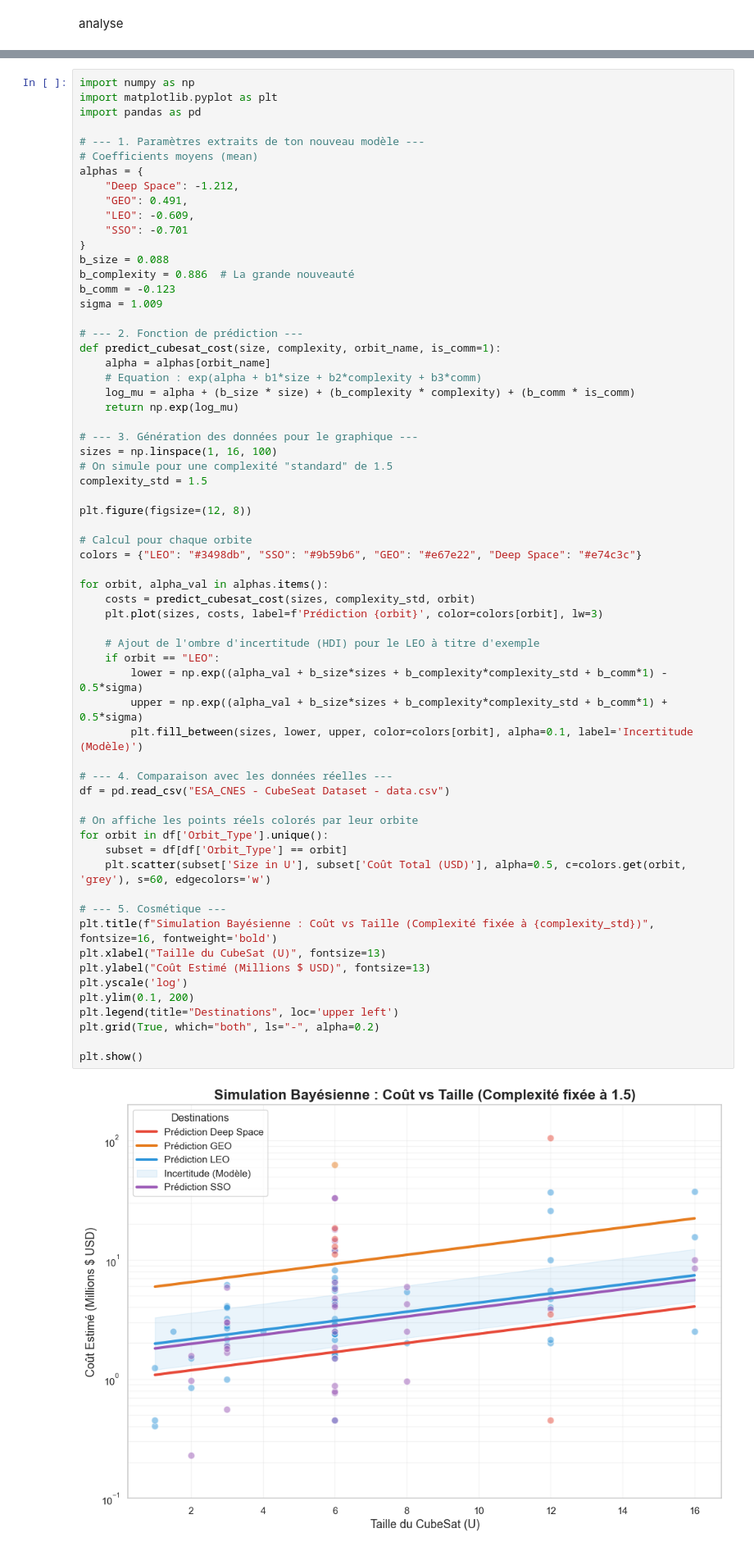
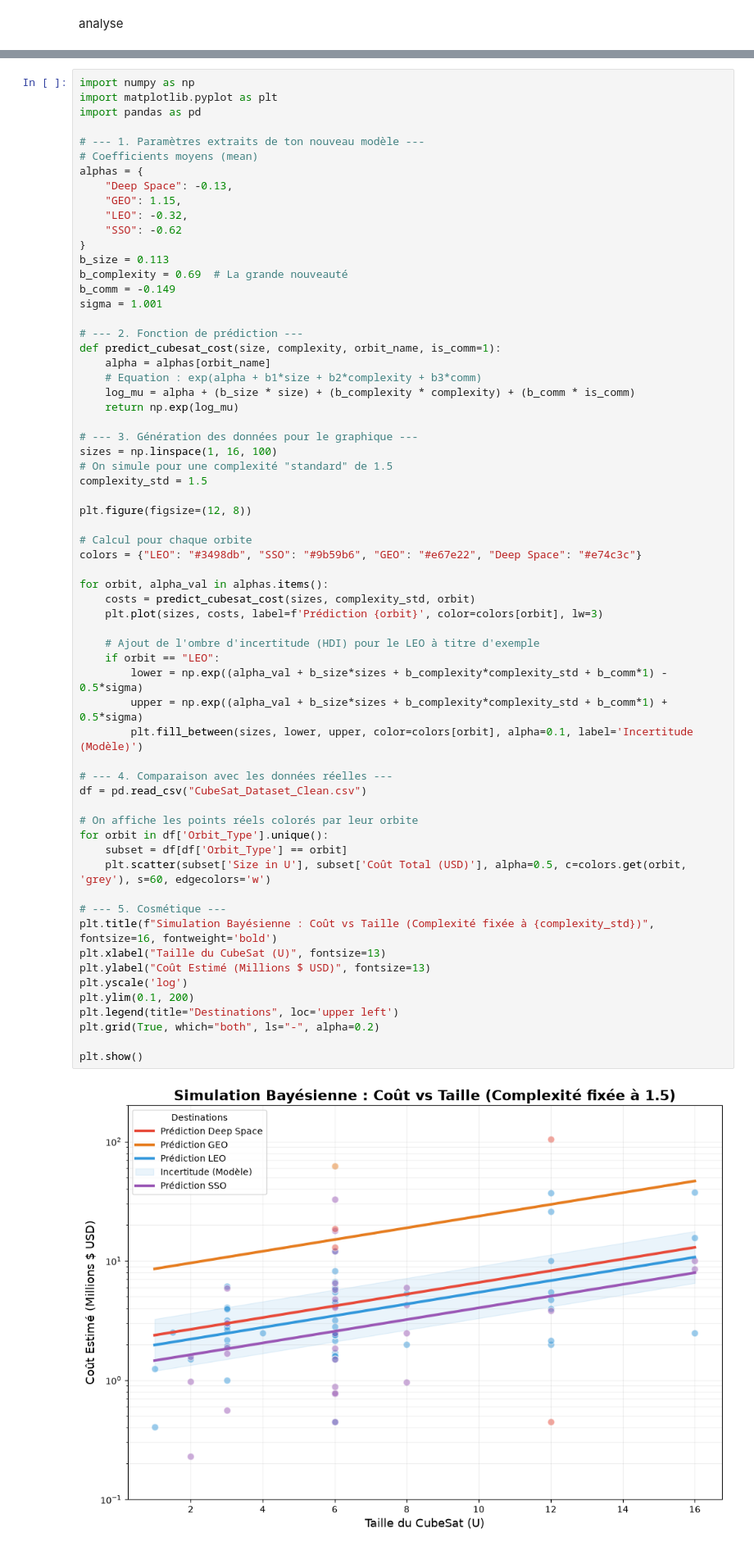
Before and after one commit to BravoDiego/bayesian-decision-model-for-cubesat-mission, a Jupyter notebook: main.ipynb, the cells around one changed output, grey strips where cells are left out. Shown at 82% size. Cells and saved outputs as stored; diff of their text form.

```diff
--- a/main.ipynb
+++ b/main.ipynb
@@ -365,15 +351,15 @@ import pandas as pd
 # --- 1. Paramètres extraits de ton nouveau modèle ---
 # Coefficients moyens (mean)
 alphas = {
-    "Deep Space": -1.212,
-    "GEO": 0.491,
-    "LEO": -0.609,
-    "SSO": -0.701
+    "Deep Space": -0.13,
+    "GEO": 1.15,
+    "LEO": -0.32,
+    "SSO": -0.62
 }
-b_size = 0.088
-b_complexity = 0.886  # La grande nouveauté
-b_comm = -0.123
-sigma = 1.009
+b_size = 0.113
+b_complexity = 0.69  # La grande nouveauté
+b_comm = -0.149
+sigma = 1.001
 
 # --- 2. Fonction de prédiction ---
 def predict_cubesat_cost(size, complexity, orbit_name, is_comm=1):
@@ -393,32 +379,32 @@ plt.figure(figsize=(12, 8))
 colors = {"LEO": "#3498db", "SSO": "#9b59b6", "GEO": "#e67e22", "Deep Space": "#e74c3c"}
 
 for orbit, alpha_val in alphas.items():
     costs = predict_cubesat_cost(sizes, complexity_std, orbit)
     plt.plot(sizes, costs, label=f'Prédiction {orbit}', color=colors[orbit], lw=3)
 
     # Ajout de l'ombre d'incertitude (HDI) pour le LEO à titre d'exemple
     if orbit == "LEO":
         lower = np.exp((alpha_val + b_size*sizes + b_complexity*complexity_std + b_comm*1) - 0.5*sigma)
         upper = np.exp((alpha_val + b_size*sizes + b_complexity*complexity_std + b_comm*1) + 0.5*sigma)
         plt.fill_between(sizes, lower, upper, color=colors[orbit], alpha=0.1, label='Incertitude (Modèle)')
 
 # --- 4. Comparaison avec les données réelles ---
-df = pd.read_csv("ESA_CNES - CubeSeat Dataset - data.csv")
+df = pd.read_csv("CubeSat_Dataset_Clean.csv")
 
 # On affiche les points réels colorés par leur orbite
 for orbit in df['Orbit_Type'].unique():
     subset = df[df['Orbit_Type'] == orbit]
     plt.scatter(subset['Size in U'], subset['Coût Total (USD)'], alpha=0.5, c=colors.get(orbit, 'grey'), s=60, edgecolors='w')
 
 # --- 5. Cosmétique ---
 plt.title(f"Simulation Bayésienne : Coût vs Taille (Complexité fixée à {complexity_std})", fontsize=16, fontweight='bold')
 plt.xlabel("Taille du CubeSat (U)", fontsize=13)
 plt.ylabel("Coût Estimé (Millions $ USD)", fontsize=13)
 plt.yscale('log')
 plt.ylim(0.1, 200)
 plt.legend(title="Destinations", loc='upper left')
 plt.grid(True, which="both", ls="-", alpha=0.2)
 
 plt.show()
 # %% [output]
-[figure, old version]
+[figure, new version]
```
Also changed, not shown: parts of 4 cells of this notebook, 3 other files.
